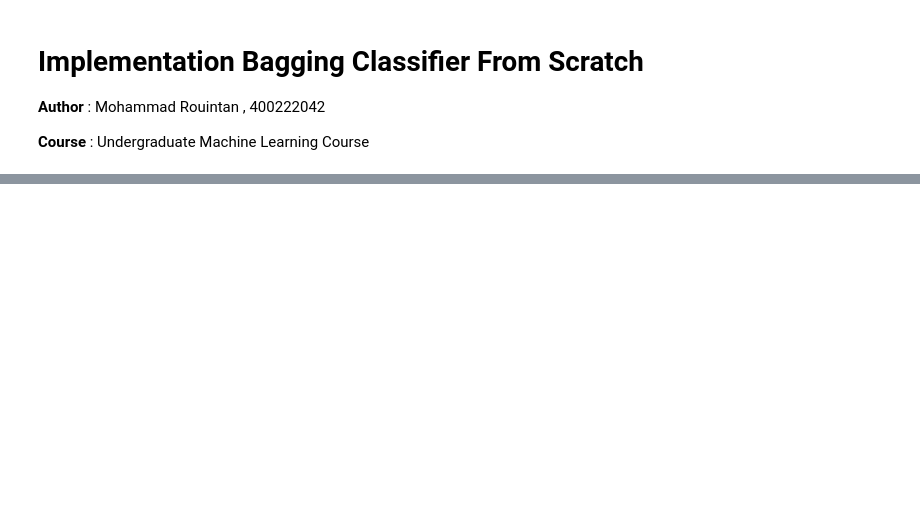
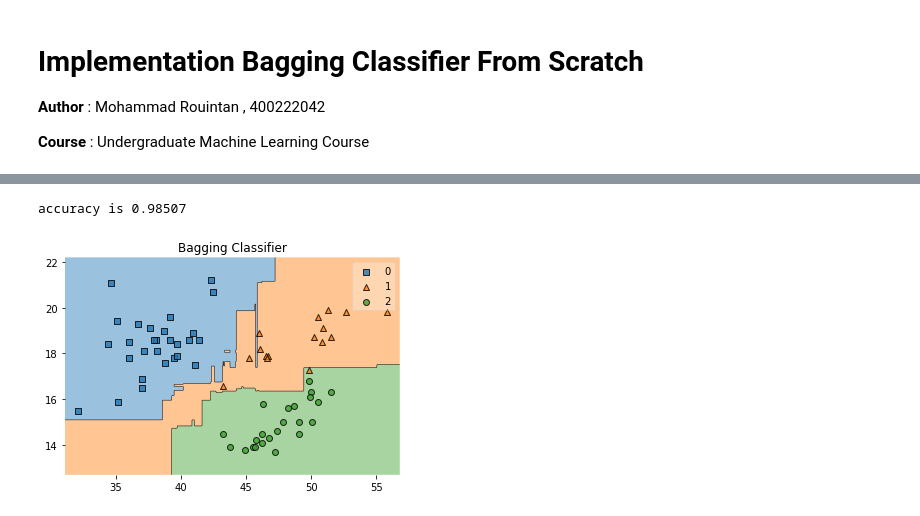
Before and after one commit to MohammadRouintan/Implementation-Bagging-Classifier-From-Scratch, a Jupyter notebook: BaggingClassifier.ipynb, the cells around one changed output, grey strips where cells are left out. Saved outputs shown, nothing was run; the diff lists cells and outputs as text; code cells hidden in the pictures; blank space fills up the shorter version.

Commit message:
finish Bagging Classifier

```diff
--- a/BaggingClassifier.ipynb
+++ b/BaggingClassifier.ipynb
@@ -59,0 +91,3 @@ Write a conclusion and references which you've used in your homework
+# %%
+penguins.dropna(axis=0, inplace=True)
+penguins
@@ -59,0 +108,34 @@ Write a conclusion and references which you've used in your homework
+# %%
+from sklearn.preprocessing import OrdinalEncoder
+from sklearn.model_selection import train_test_split
+
+ord_enc = OrdinalEncoder()
+penguins_X = penguins[['bill_length_mm', 'bill_depth_mm']].values
+penguins_y = penguins['species'].values
+penguins_y = ord_enc.fit_transform(penguins_y.reshape(-1, 1)).astype(np.int32).squeeze()
+x_train, x_test, y_train, y_test = train_test_split(penguins_X, penguins_y, test_size=0.2, random_state=40)
+# %%
+from sklearn.pipeline import make_pipeline
+from sklearn.preprocessing import StandardScaler
+
+bagging_classifier = make_pipeline(StandardScaler(), Bagging())
+# %%
+bagging_classifier.fit(x_train, y_train)
+y_pred = bagging_classifier.predict(x_test)
+# %%
+from sklearn.metrics import accuracy_score, precision_score, recall_score
+from mlxtend.plotting import plot_decision_regions
+
+accuracy = accuracy_score(y_pred, y_test)
+# precision = precision_score(y_pred, y_test)
+# recall = recall_score(y_pred, y_test)
+print(f'accuracy is {accuracy:.5f}')
+# print(f'precision is {precision:.5f}')
+# print(f'recall is {recall:.5f}')
+
+plot_decision_regions(x_test, y_test, clf=bagging_classifier)
+plt.title('Bagging Classifier')
+plt.show()
+# %% [output]
+accuracy is 0.98507
+[figure, added]
```
Also changed, not shown: parts of 10 cells of this notebook.
